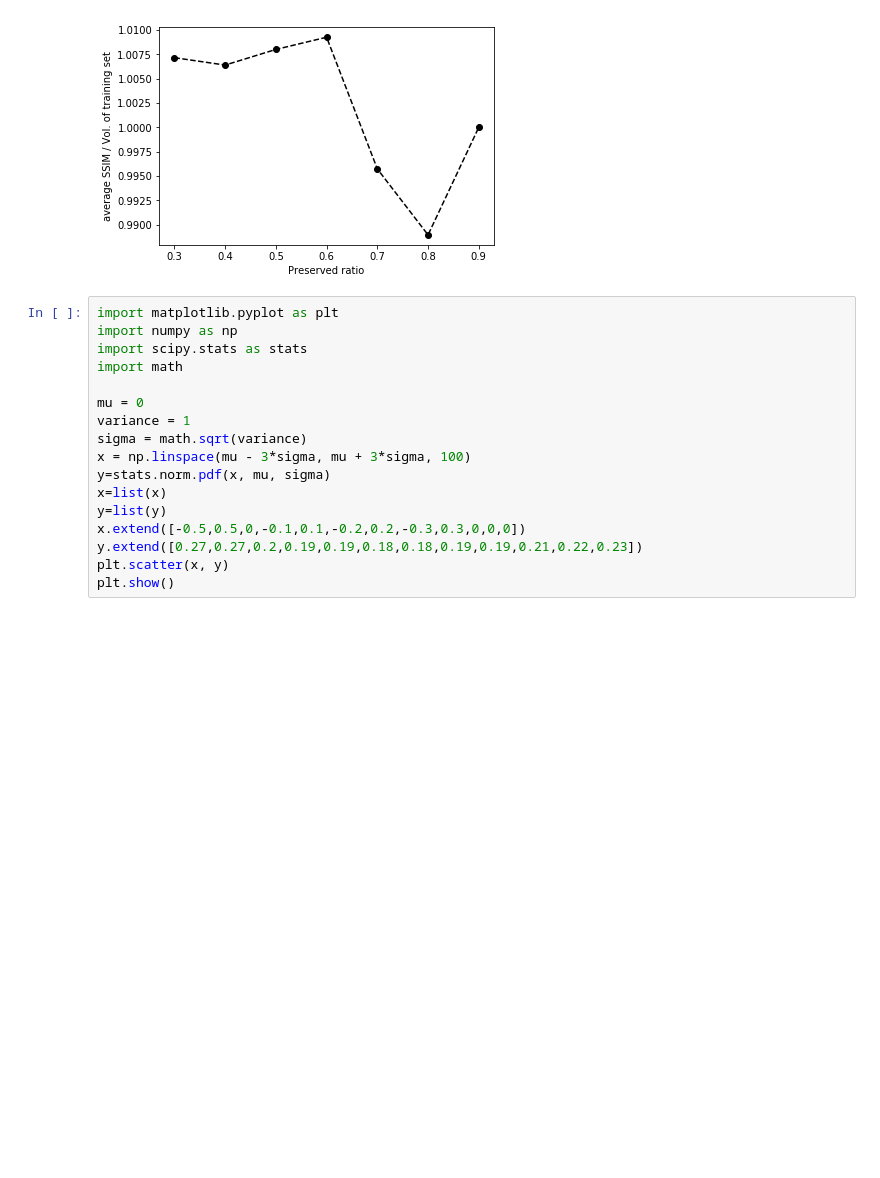
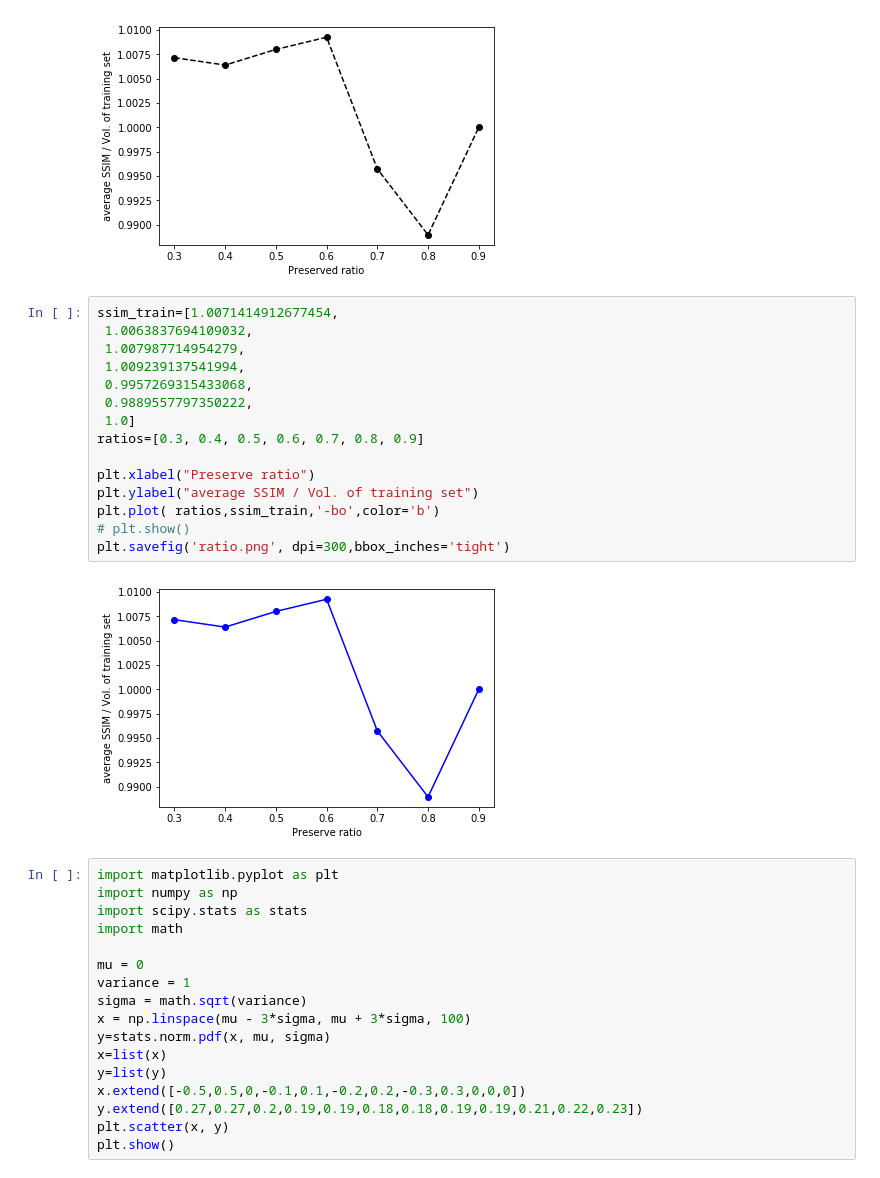
Before and after one commit to cilegann/TuberculosisDetect, a Jupyter notebook: src/dataOrganize/discardRatioMeasurement.ipynb, the cells around one changed output. Drawn from its saved outputs; the diff is of its cells as text; blank space fills up the shorter version.

```diff
--- a/src/dataOrganize/discardRatioMeasurement.ipynb
+++ b/src/dataOrganize/discardRatioMeasurement.ipynb
@@ -244,6 +244,23 @@ plt.plot( ratios,ssim_train,'--bo',color='black')
 plt.savefig('ratio.svg', bbox_inches='tight',format='svg')
 # %% [output]
 [figure]
+# %%
+ssim_train=[1.0071414912677454,
+ 1.0063837694109032,
+ 1.007987714954279,
+ 1.009239137541994,
+ 0.9957269315433068,
+ 0.9889557797350222,
+ 1.0]
+ratios=[0.3, 0.4, 0.5, 0.6, 0.7, 0.8, 0.9]
+
+plt.xlabel("Preserve ratio")
+plt.ylabel("average SSIM / Vol. of training set")
+plt.plot( ratios,ssim_train,'-bo',color='b')
+# plt.show()
+plt.savefig('ratio.png', dpi=300,bbox_inches='tight')
+# %% [output]
+[figure, added]
 # %%
 import matplotlib.pyplot as plt
 import numpy as np
```
Also changed, not shown: 7 other files.
